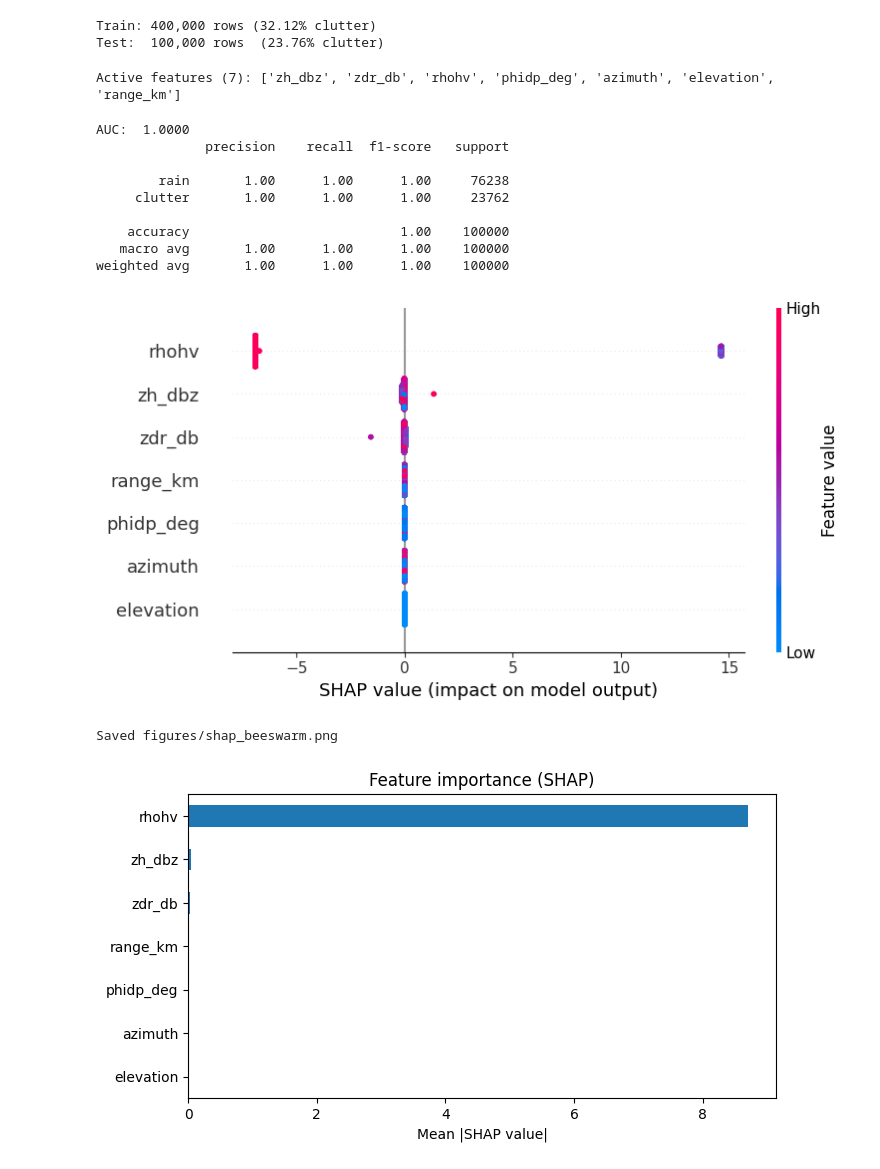
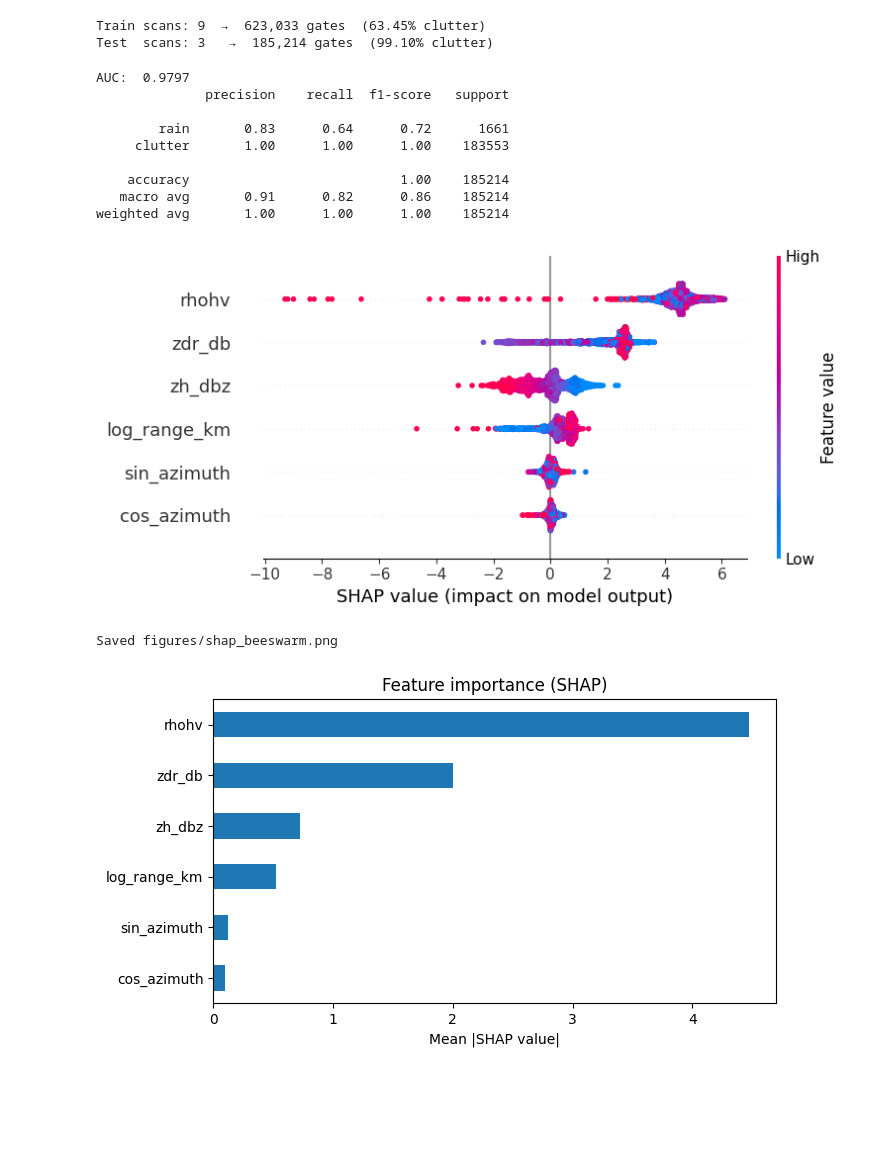
Before and after one commit to Adrien-1997/radar-echo-classifier, a Jupyter notebook: notebooks/02_train.ipynb, the cells around one changed output. Saved outputs shown, nothing was run; the diff lists cells and outputs as text; code cells hidden in the pictures; blank space fills up the shorter version.

```diff
--- a/notebooks/02_train.ipynb
+++ b/notebooks/02_train.ipynb
@@ -70,25 +77,29 @@ Date range: 2026-04-10 00:00:32+00:00 → 2026-04-10 00:00:32+00:00
 # %%
-# Temporal train/test split — older 80% train, newer 20% test
-split_idx = int(len(df) * 0.8)
-train_df = df.iloc[:split_idx]
-test_df  = df.iloc[split_idx:]
+# Temporal train/test split — by scan timestamp, not by row index
+# Oldest 80% of unique scans → train, newest 20% → test
+scans = sorted(df['timestamp'].unique())
+split_at = scans[int(len(scans) * 0.8)]
+
+train_df = df[df['timestamp'] < split_at]
+test_df  = df[df['timestamp'] >= split_at]
 
 X_train, y_train = train_df[FEATURES], train_df["label"]
 X_test,  y_test  = test_df[FEATURES],  test_df["label"]
 
-print(f"Train: {len(X_train):,} rows ({y_train.mean():.2%} clutter)")
-print(f"Test:  {len(X_test):,} rows  ({y_test.mean():.2%} clutter)")
+print(f"Train scans: {train_df['timestamp'].nunique()}  →  {len(X_train):,} gates  ({y_train.mean():.2%} clutter)")
+print(f"Test  scans: {test_df['timestamp'].nunique()}   →  {len(X_test):,} gates  ({y_test.mean():.2%} clutter)")
 # %% [output]
-Train: 400,000 rows (32.12% clutter)
-Test:  100,000 rows  (23.76% clutter)
+Train scans: 9  →  623,033 gates  (63.45% clutter)
+Test  scans: 3   →  185,214 gates  (99.10% clutter)
 # %%
 clf = Pipeline([
-    ("imputer", SimpleImputer(strategy="median")),
-    ("scaler",  StandardScaler()),
-    ("model",   lgb.LGBMClassifier(
-        n_estimators=200,
+    ("engineer", PolarimetricEngineer()),
+    ("imputer",  SimpleImputer(strategy="median")),
+    ("model",    lgb.LGBMClassifier(
+        n_estimators=300,
         learning_rate=0.05,
         num_leaves=31,
+        class_weight="balanced",   # 71.6% clutter imbalance
         random_state=42,
         n_jobs=-1,
         verbose=-1,
@@ -97,54 +108,48 @@ clf = Pipeline([
 
 clf.fit(X_train, y_train)
 
-# Derive active features (drop all-NaN columns like kdp_deg_km)
-mask = ~np.isnan(X_train.values.astype(float)).all(axis=0)
-ACTIVE_FEATURES = [f for f, keep in zip(FEATURES, mask) if keep]
-print(f"Active features ({len(ACTIVE_FEATURES)}): {ACTIVE_FEATURES}")
-
 y_proba = clf.predict_proba(X_test)[:, 1]
 y_pred  = (y_proba >= 0.5).astype(int)
 
 print(f"AUC:  {roc_auc_score(y_test, y_proba):.4f}")
 print(classification_report(y_test, y_pred, target_names=["rain", "clutter"]))
 # %% [output]
-Active features (7): ['zh_dbz', 'zdr_db', 'rhohv', 'phidp_deg', 'azimuth', 'elevation', 'range_km']
+AUC:  0.9797
+              precision    recall  f1-score   support
+
+        rain       0.83      0.64      0.72      1661
+     clutter       1.00      1.00      1.00    183553
+
+    accuracy                           1.00    185214
+   macro avg       0.91      0.82      0.86    185214
+weighted avg       1.00      1.00      1.00    185214
-AUC:  1.0000
-              precision    recall  f1-score   support
-
-        rain       1.00      1.00      1.00     76238
-     clutter       1.00      1.00      1.00     23762
-
-    accuracy                           1.00    100000
-   macro avg       1.00      1.00      1.00    100000
-weighted avg       1.00      1.00      1.00    100000
 # %%
 # SHAP — explain on a 2000-row sample of the test set
+# clf[:-1] = PolarimetricEngineer + SimpleImputer (all steps before the model)
 X_test_arr = clf[:-1].transform(X_test)
 
 rng = np.random.default_rng(42)
 idx = rng.choice(len(X_test_arr), size=2000, replace=False)
 sample_arr = X_test_arr[idx]
 
 explainer   = shap.TreeExplainer(clf.named_steps["model"])
 shap_values = explainer.shap_values(sample_arr)
 
-# Binary classification: LightGBM returns list [neg, pos] or single array
 sv = shap_values[1] if isinstance(shap_values, list) else shap_values
 
 plt.figure(figsize=(8, 5))
-shap.summary_plot(sv, sample_arr, feature_names=ACTIVE_FEATURES, show=False)
+shap.summary_plot(sv, sample_arr, feature_names=FEATURES_ENG, show=False)
 plt.tight_layout()
 plt.savefig("../figures/shap_beeswarm.png", dpi=120)
 plt.show()
 print("Saved figures/shap_beeswarm.png")
 # %% [output]
-[figure, old version]
+[figure, new version]
 Saved figures/shap_beeswarm.png
 # %%
 # Feature importance bar chart
 mean_abs_shap = np.abs(sv).mean(axis=0)
-importance = pd.Series(mean_abs_shap, index=ACTIVE_FEATURES).sort_values(ascending=True)
+importance = pd.Series(mean_abs_shap, index=FEATURES_ENG).sort_values(ascending=True)
 
 fig, ax = plt.subplots(figsize=(7, 4))
 importance.plot.barh(ax=ax)
@@ -154,7 +159,7 @@ plt.tight_layout()
 plt.savefig("../figures/shap_importance.png", dpi=120)
 plt.show()
 # %% [output]
-[figure, old version]
+[figure, new version]
 # %%
 # Export — single file, scorer loads this directly
 model_path = Path("../model/clf.pkl")
```
Also changed, not shown: parts of 3 cells of this notebook, 8 other files.
